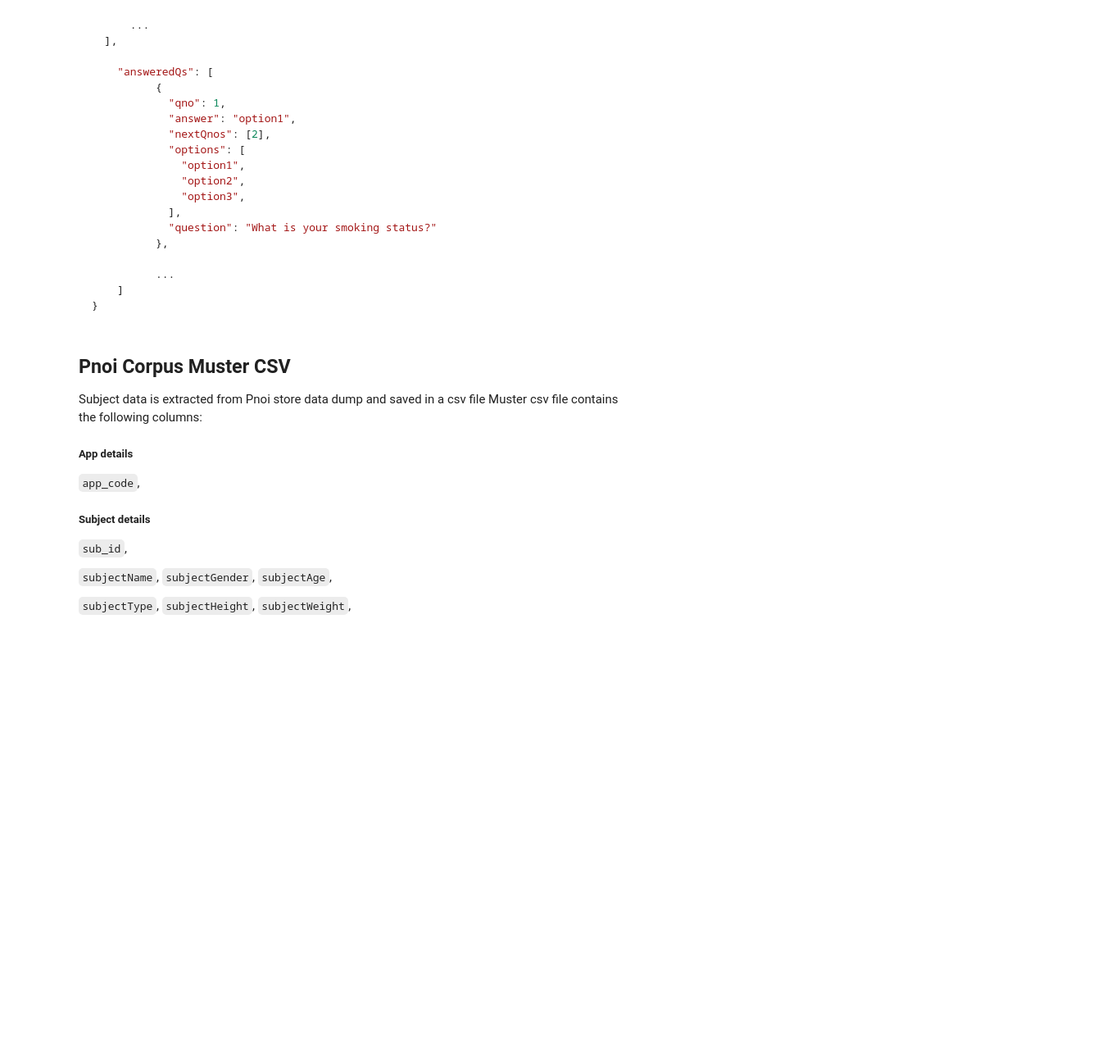
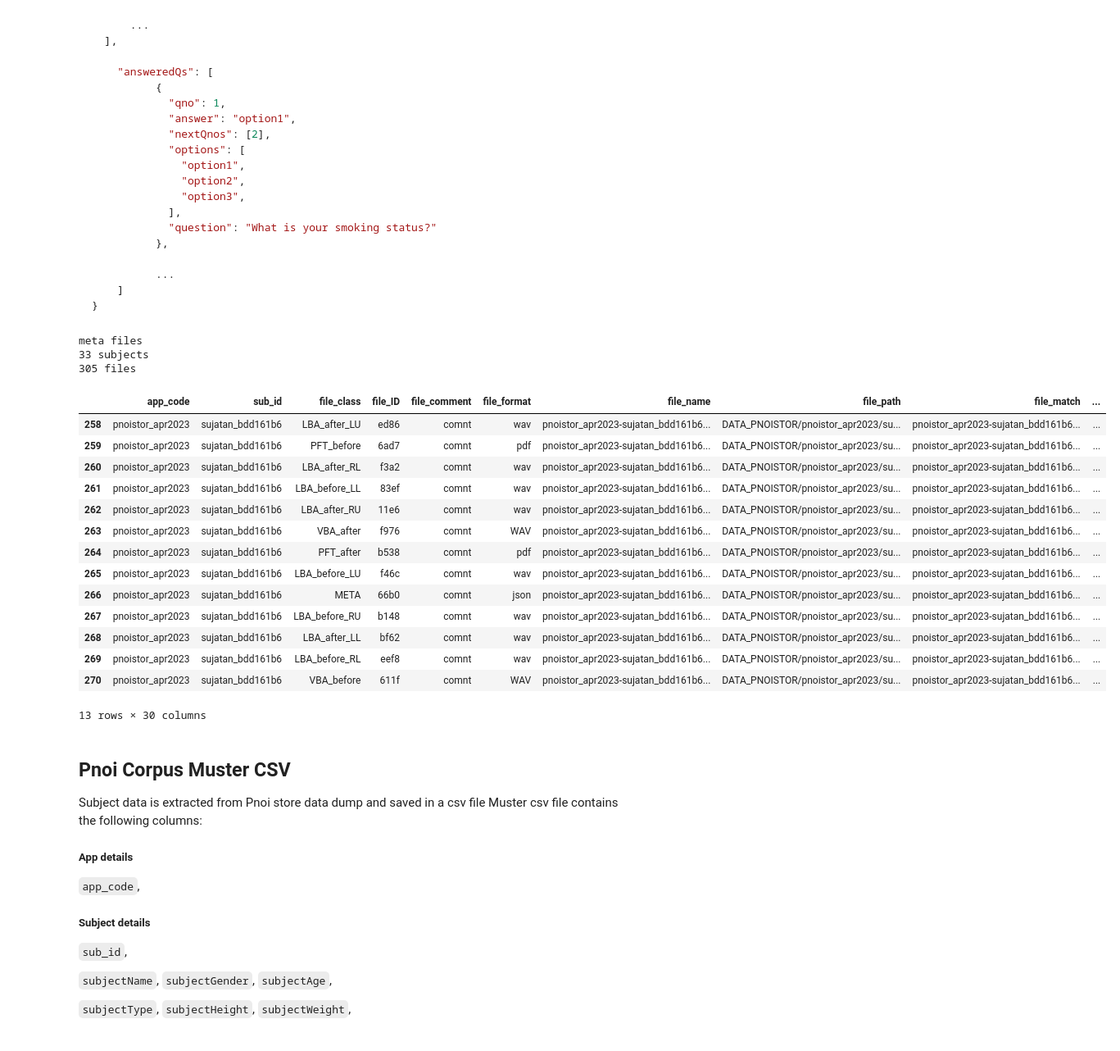
Before and after one commit to vaguebrownfox01/pnoi-corpus_ETL, a Jupyter notebook: SCRIPTS/2_pnoi-dataETL/dataset_etl.ipynb, the cells around one changed output. Shown: that part at 82% size. Drawn from its saved outputs; the diff is of its cells as text; code cells hidden in the pictures; blank space fills up the shorter version.

```diff
--- a/SCRIPTS/2_pnoi-dataETL/dataset_etl.ipynb
+++ b/SCRIPTS/2_pnoi-dataETL/dataset_etl.ipynb
@@ -458,35 +459,54 @@ class ProcessMETAFiles(ProcessPFTFiles):
 
             return (bio_data, survey_data_o_DF)
 
     def make_meta_df(self, df: pd.DataFrame) -> pd.DataFrame:
         filt = df[self.fkeys["FCLASS"]] == "META"
         src_META_data_DF = df[filt]
 
         all_META_data_DF = pd.DataFrame([self.read_metadata(row)[0] for _, row in src_META_data_DF.iterrows()])
 
         drop_cols = ["subjectSectionDone", "subjectRemunerationType", "subjectRemunerationDetails"]
         all_META_data_DF = all_META_data_DF.drop(columns=drop_cols)
         all_META_data_DF = all_META_data_DF.rename(columns={"firebaseId": self.fkeys["SID"]})
 
         src_data_files_DF = df.copy()
         src_data_files_DF = src_data_files_DF.merge(all_META_data_DF, how="left", on=[self.fkeys["SID"]])
 
         return src_data_files_DF
 
     def get_subject_list(self) -> list:
         print("meta files")
         return self.SOURCE_FILES_META_DF[self.fkeys["SID"]].unique()
 
 def test():
     pnoidata_meta_files = ProcessMETAFiles()
 
     # logs
     print(pnoidata_meta_files.get_subject_list().__len__(), "subjects")
     print(len(pnoidata_meta_files.SOURCE_FILES_META_DF), "files")
 
-    return pnoidata_meta_files.SOURCE_FILES_META_DF.head()
+    return pnoidata_meta_files.SOURCE_FILES_META_DF[pnoidata_meta_files.SOURCE_FILES_META_DF[pnoidata_meta_files.fkeys["SID"]].str.contains("suja")]
 
-test() if IS_TEST else None
+test() if IS_TEST or True else None
+# %% [output]
+meta files
+33 subjects
+305 files
+|  | app_code | sub_id | file_class | file_ID | file_comment | file_format | file_name | file_path | file_match | ... |
+| 258 | pnoistor_apr2023 | sujatan_bdd161b6 | LBA_after_LU | ed86 | comnt | wav | pnoistor_apr2023-sujatan_bdd161b6... | DATA_PNOISTOR/pnoistor_apr2023/su... | pnoistor_apr2023-sujatan_bdd161b6... | ... |
+| 259 | pnoistor_apr2023 | sujatan_bdd161b6 | PFT_before | 6ad7 | comnt | pdf | pnoistor_apr2023-sujatan_bdd161b6... | DATA_PNOISTOR/pnoistor_apr2023/su... | pnoistor_apr2023-sujatan_bdd161b6... | ... |
+| 260 | pnoistor_apr2023 | sujatan_bdd161b6 | LBA_after_RL | f3a2 | comnt | wav | pnoistor_apr2023-sujatan_bdd161b6... | DATA_PNOISTOR/pnoistor_apr2023/su... | pnoistor_apr2023-sujatan_bdd161b6... | ... |
+| 261 | pnoistor_apr2023 | sujatan_bdd161b6 | LBA_before_LL | 83ef | comnt | wav | pnoistor_apr2023-sujatan_bdd161b6... | DATA_PNOISTOR/pnoistor_apr2023/su... | pnoistor_apr2023-sujatan_bdd161b6... | ... |
+| 262 | pnoistor_apr2023 | sujatan_bdd161b6 | LBA_after_RU | 11e6 | comnt | wav | pnoistor_apr2023-sujatan_bdd161b6... | DATA_PNOISTOR/pnoistor_apr2023/su... | pnoistor_apr2023-sujatan_bdd161b6... | ... |
+| 263 | pnoistor_apr2023 | sujatan_bdd161b6 | VBA_after | f976 | comnt | WAV | pnoistor_apr2023-sujatan_bdd161b6... | DATA_PNOISTOR/pnoistor_apr2023/su... | pnoistor_apr2023-sujatan_bdd161b6... | ... |
+| 264 | pnoistor_apr2023 | sujatan_bdd161b6 | PFT_after | b538 | comnt | pdf | pnoistor_apr2023-sujatan_bdd161b6... | DATA_PNOISTOR/pnoistor_apr2023/su... | pnoistor_apr2023-sujatan_bdd161b6... | ... |
+| 265 | pnoistor_apr2023 | sujatan_bdd161b6 | LBA_before_LU | f46c | comnt | wav | pnoistor_apr2023-sujatan_bdd161b6... | DATA_PNOISTOR/pnoistor_apr2023/su... | pnoistor_apr2023-sujatan_bdd161b6... | ... |
+| 266 | pnoistor_apr2023 | sujatan_bdd161b6 | META | 66b0 | comnt | json | pnoistor_apr2023-sujatan_bdd161b6... | DATA_PNOISTOR/pnoistor_apr2023/su... | pnoistor_apr2023-sujatan_bdd161b6... | ... |
+| 267 | pnoistor_apr2023 | sujatan_bdd161b6 | LBA_before_RU | b148 | comnt | wav | pnoistor_apr2023-sujatan_bdd161b6... | DATA_PNOISTOR/pnoistor_apr2023/su... | pnoistor_apr2023-sujatan_bdd161b6... | ... |
+| 268 | pnoistor_apr2023 | sujatan_bdd161b6 | LBA_after_LL | bf62 | comnt | wav | pnoistor_apr2023-sujatan_bdd161b6... | DATA_PNOISTOR/pnoistor_apr2023/su... | pnoistor_apr2023-sujatan_bdd161b6... | ... |
+| 269 | pnoistor_apr2023 | sujatan_bdd161b6 | LBA_before_RL | eef8 | comnt | wav | pnoistor_apr2023-sujatan_bdd161b6... | DATA_PNOISTOR/pnoistor_apr2023/su... | pnoistor_apr2023-sujatan_bdd161b6... | ... |
+| 270 | pnoistor_apr2023 | sujatan_bdd161b6 | VBA_before | 611f | comnt | WAV | pnoistor_apr2023-sujatan_bdd161b6... | DATA_PNOISTOR/pnoistor_apr2023/su... | pnoistor_apr2023-sujatan_bdd161b6... | ... |
+13 rows × 30 columns
 # %% [markdown]
 ## Pnoi Corpus Muster CSV
 
```
Also changed, not shown: parts of 10 cells of this notebook, 2 other files.
